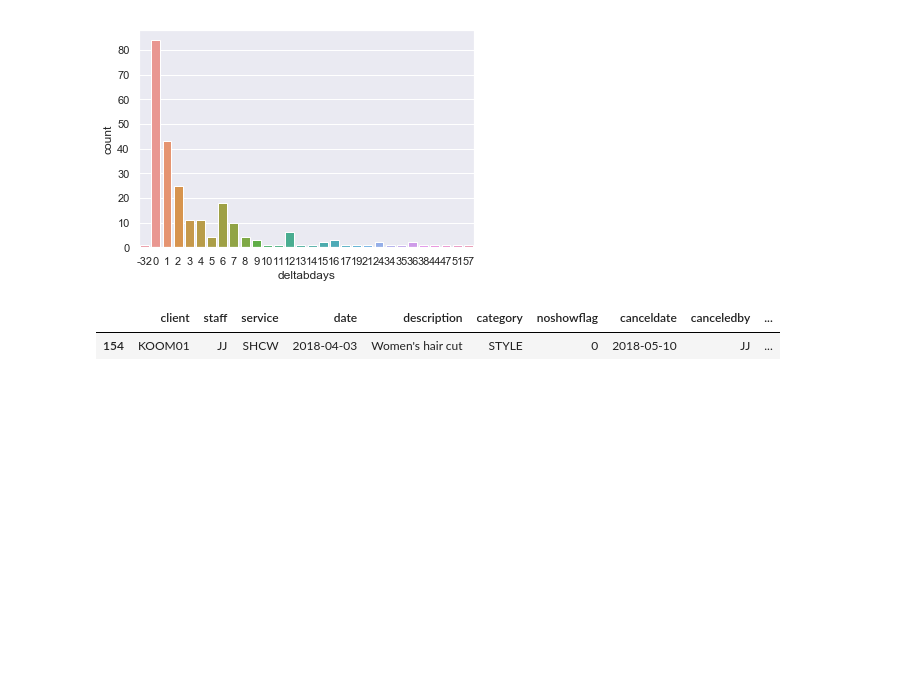
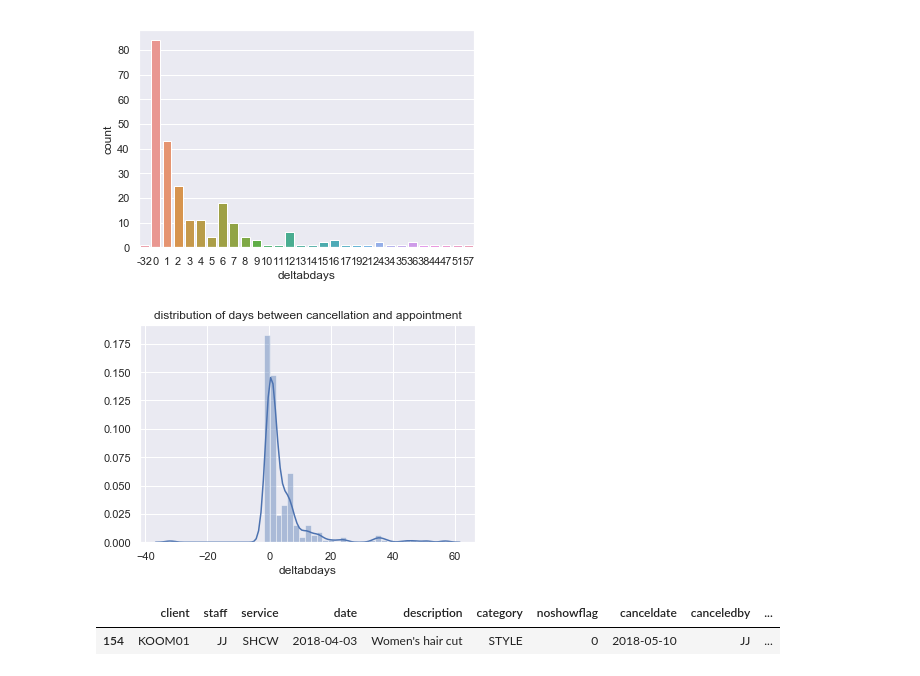
Before and after one commit to ericma007/p1, a Jupyter notebook: notebooks/init-database-exploration.ipynb, the cells around one changed output. Cells and saved outputs as stored; diff of their text form; code cells hidden in the pictures; blank space fills up the shorter version.

```diff
--- a/notebooks/init-database-exploration.ipynb
+++ b/notebooks/init-database-exploration.ipynb
@@ -656,6 +658,11 @@ cancellations2.to_sql('cancellations2',db,if_exists='replace',index=False)
 ax = sns.countplot(x="deltabdays", data=cancellations2)
 # %% [output]
 [figure]
+# %%
+plt.title("distribution of days between cancellation and appointment")
+ax = sns.distplot(cancellations2['deltabdays'])
+# %% [output]
+[figure, added]
 # %%
 cancellations2[(cancellations2.deltabdays<0)]
 # %% [output]
```
Also changed, not shown: parts of 29 cells of this notebook, 34 other files.
